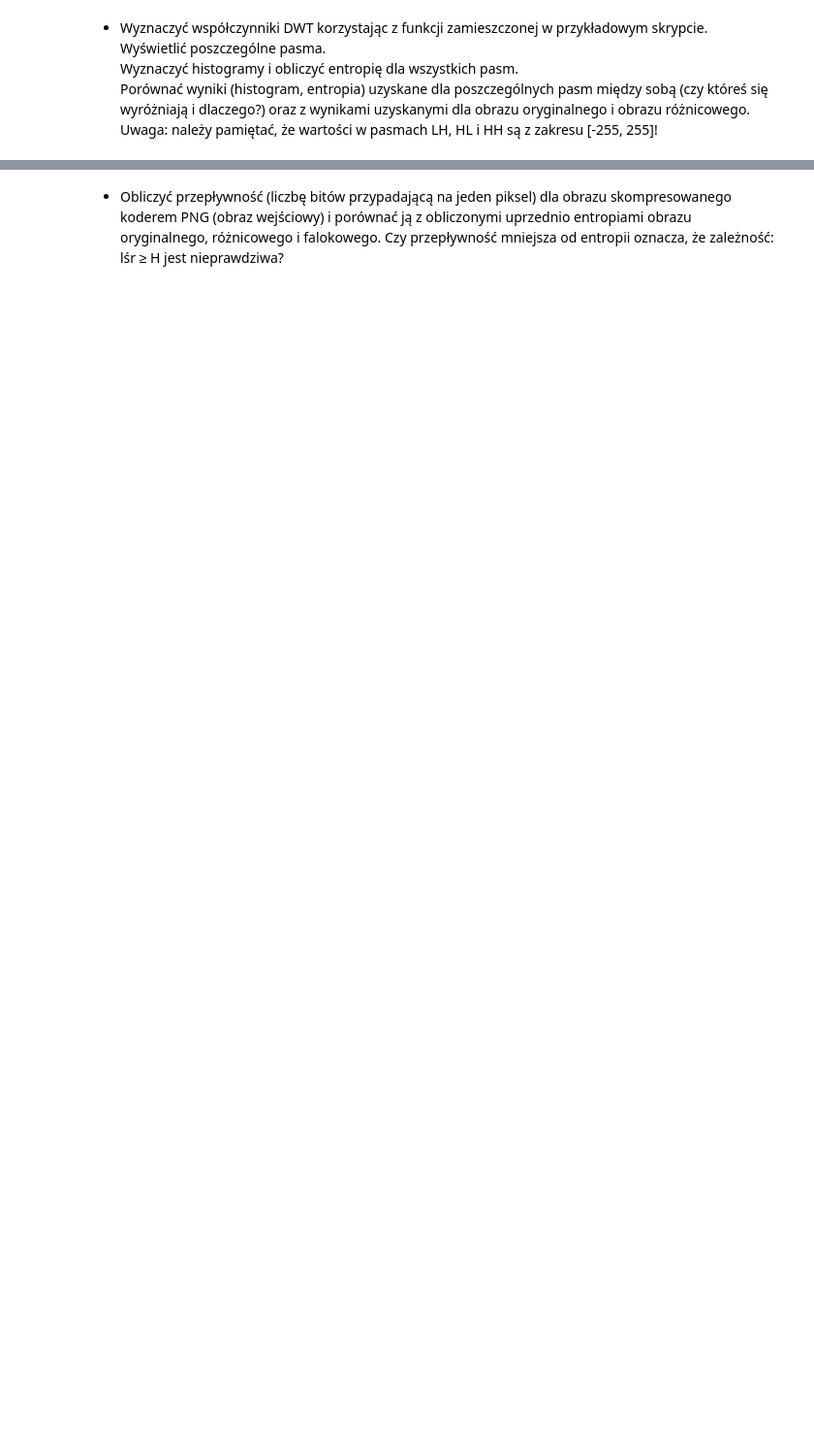
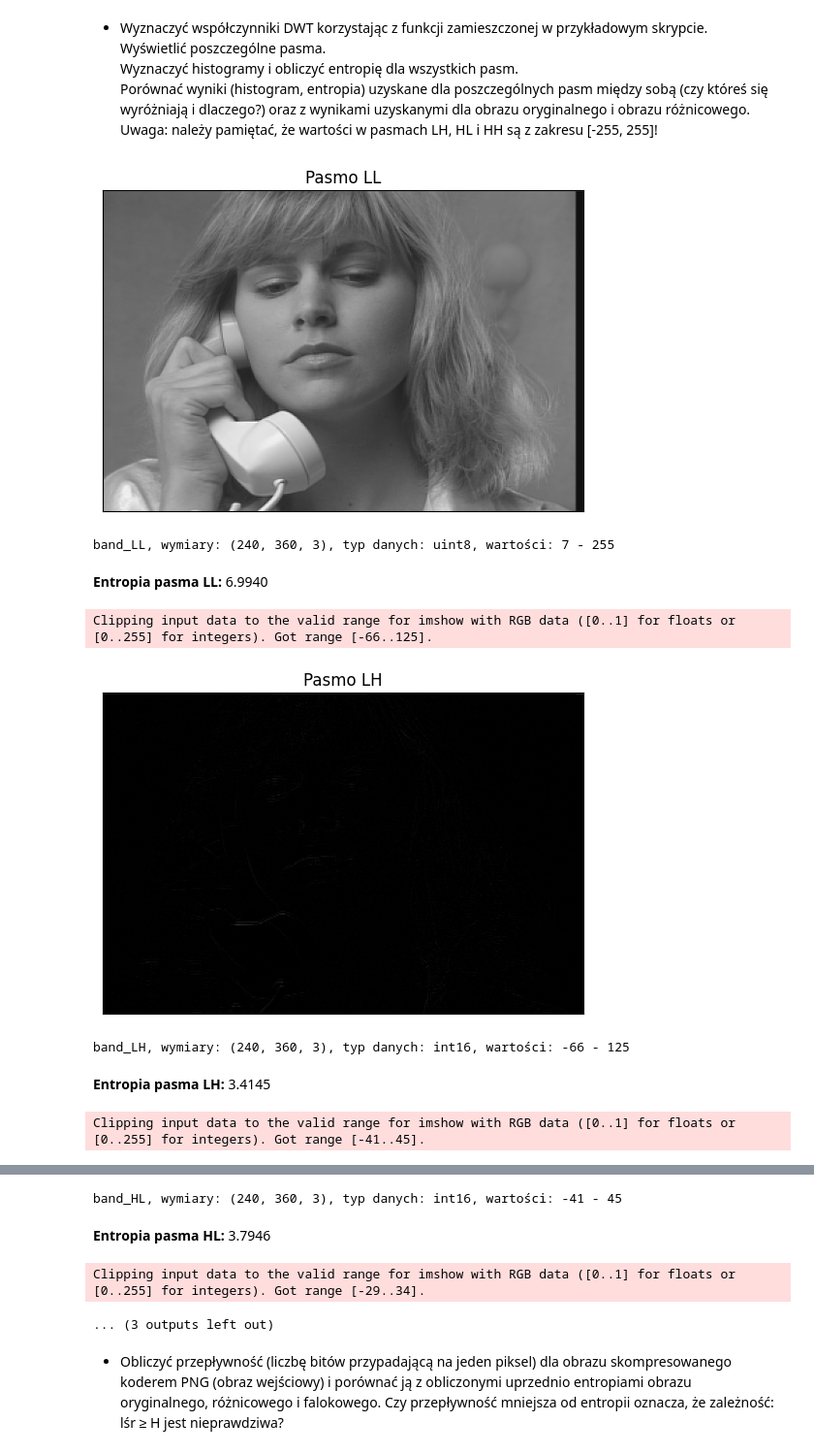
Before and after one commit to Kerciu/WMM_25L, a Jupyter notebook: vision/image-properties/WMM_Kacper_Gorski.ipynb, the cells around one changed output, grey strips where cells are left out. Shown at 97% size. Drawn from its saved outputs; the diff is of its cells as text; code cells hidden in the pictures; blank space fills up the shorter version.

```diff
--- a/vision/image-properties/WMM_Kacper_Gorski.ipynb
+++ b/vision/image-properties/WMM_Kacper_Gorski.ipynb
@@ -75,3 +109,33 @@ Porównać wyniki (histogram, entropia) uzyskane dla poszczególnych pasm międz
 się wyróżniają i dlaczego?) oraz z wynikami uzyskanymi dla obrazu oryginalnego i obrazu
 różnicowego.
 Uwaga: należy pamiętać, że wartości w pasmach LH, HL i HH są z zakresu [-255, 255]!
+# %%
+bands = dwt(image_mono)
+band_names = ["LL", "LH", "HL", "HH"]
+entropies = []
+
+def compute_band_entropy(band, num_bins=256, shift=0):
+    band_shifted = (band + shift).astype(np.uint16)
+    hist = cv2.calcHist([band_shifted], [0], None, [num_bins], [0, num_bins]).flatten()
+    return hist, calc_entropy(hist)
+
+for band, band_name in zip(bands, band_names):
+
+    plt_imshow(band, "Pasmo " + band_name, cmap="gray")
+    printi(band, "band_" + band_name)
+
+    num_bins = 256 if band_name == "LL" else 511
+    shift = 0 if band_name == "LL" else 255
+    band_hist, band_entropy = compute_band_entropy(band, num_bins=num_bins, shift=shift)
+    display(Markdown(f"**Entropia pasma {band_name}:** {band_entropy:.4f}"))
+
+    entropies.append(band_entropy)
+# %% [output]
+[figure, added]
+band_LL, wymiary: (240, 360, 3), typ danych: uint8, wartości: 7 - 255
+**Entropia pasma LL:** 6.9940
+Clipping input data to the valid range for imshow with RGB data ([0..1] for floats or [0..255] for integers). Got range [-66..125].
+[figure, added]
+band_LH, wymiary: (240, 360, 3), typ danych: int16, wartości: -66 - 125
+**Entropia pasma LH:** 3.4145
+Clipping input data to the valid range for imshow with RGB data ([0..1] for floats or [0..255] for integers). Got range [-41..45].
@@ -78,3 +143,7 @@ Uwaga: należy pamiętać, że wartości w pasmach LH, HL i HH są z zakresu [-2
+band_HL, wymiary: (240, 360, 3), typ danych: int16, wartości: -41 - 45
+**Entropia pasma HL:** 3.7946
+Clipping input data to the valid range for imshow with RGB data ([0..1] for floats or [0..255] for integers). Got range [-29..34].
+... (3 outputs left out)
 # %% [markdown]
 - Obliczyć przepływność (liczbę bitów przypadającą na jeden piksel) dla obrazu skompresowanego
 koderem PNG (obraz wejściowy) i porównać ją z obliczonymi uprzednio entropiami obrazu
```
Also changed, not shown: parts of 9 cells of this notebook.
